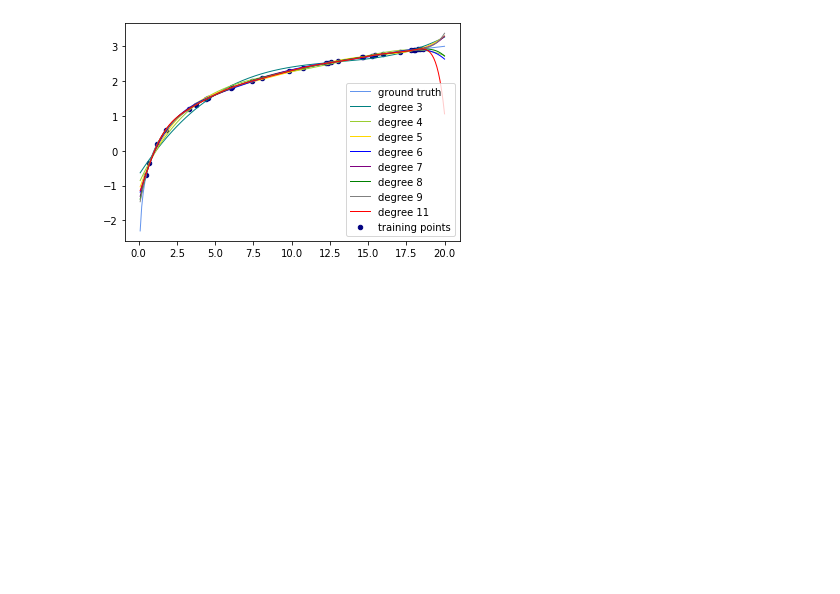
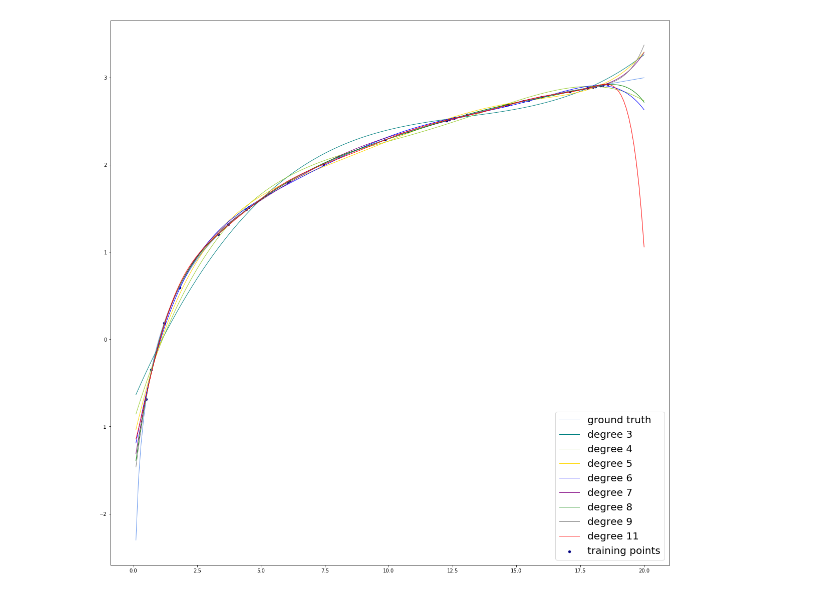
Before and after one commit to ShotaroBaba/Machine_Learning_Practice, a Jupyter notebook: Predict_Function_Using_Linear_Regression.ipynb, the cells around one changed output. Drawn from its saved outputs; the diff is of its cells as text; code cells hidden in the pictures; blank space fills up the shorter version.

Commit message:
Adjusted the height of graph & created one more graph.

```diff
--- a/Predict_Function_Using_Linear_Regression.ipynb
+++ b/Predict_Function_Using_Linear_Regression.ipynb
@@ -15,32 +15,34 @@ x_plot = np.linspace(0.1, 20, 200)
 
 x = np.linspace(0, 20, 200)
 rng = np.random.RandomState(0)
 rng.shuffle(x)
 x = np.sort(x[:30])
 y = f(x)
 
 X = x[:, np.newaxis]
 X_plot = x_plot[:, np.newaxis]
 
 colors = ['teal','yellowgreen','gold','blue','purple','green','gray','red','silver','cyan']
 lw = 1
+
+plt.figure(figsize=(20,20))
 plt.plot(x_plot, f(x_plot), color='cornflowerblue', linewidth=lw,
          label="ground truth")
 plt.scatter(x, y, color='navy', s=20, marker='o', label="training points")
 
 for count, degree in enumerate([3, 4, 5, 6,7,8,9,11]):
     model = make_pipeline(PolynomialFeatures(degree),LinearRegression(fit_intercept=False))
     model.fit(X, y)
     y_plot = model.predict(X_plot)
     plt.plot(x_plot, y_plot, color=colors[count], linewidth=lw,
              label="degree %d" % degree)
 
-plt.legend(loc='lower right')
+plt.legend(loc='lower right',prop={"size":20})
 plt.show()
 
 # Reference.
 #
 # Blondel M. & Vanderplas J. (2020). Polynomial interpolation.
 # Retrieved from https://scikit-learn.org/stable/auto_examples/linear_model/plot_polynomial_interpolation.html
 # %% [output]
-[figure, old version]
+[figure, new version]
```
Also changed, not shown: parts of 1 cell of this notebook.
